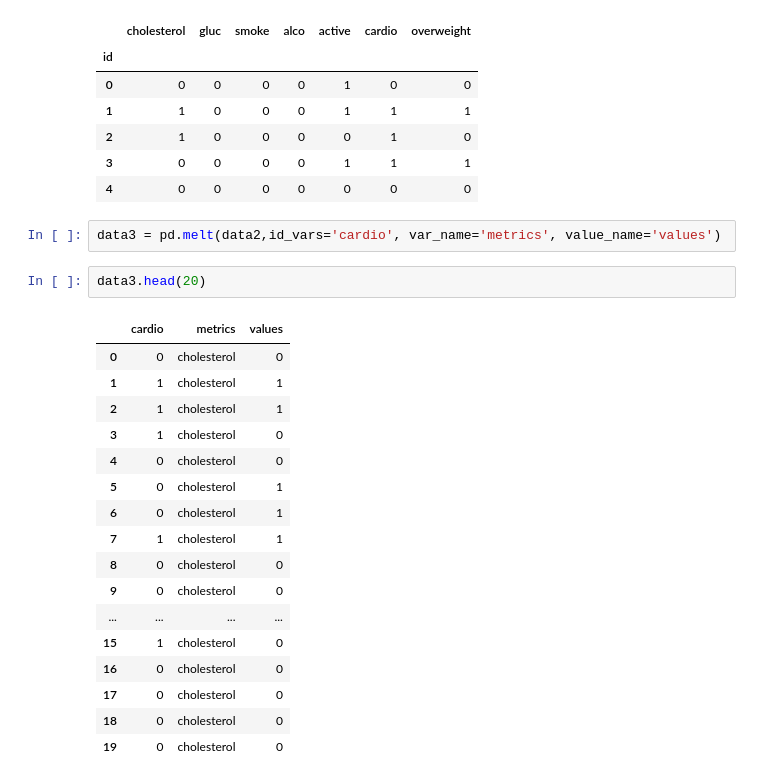
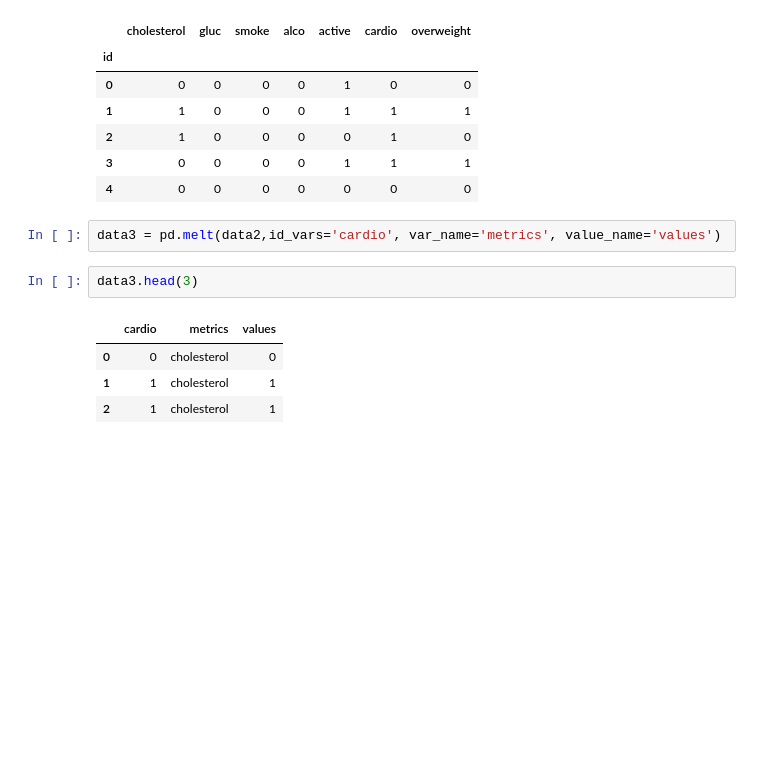
Before and after one commit to Taofiq-Bakare/FreeCodeCamp, a Jupyter notebook: medical_data_visualizer/medical_data.ipynb, the cells around one changed output. Cells and saved outputs as stored; diff of their text form; blank space fills up the shorter version.

```diff
--- a/medical_data_visualizer/medical_data.ipynb
+++ b/medical_data_visualizer/medical_data.ipynb
@@ -66,22 +53,9 @@ data2.head()
 # %%
 data3 = pd.melt(data2,id_vars='cardio', var_name='metrics', value_name='values')
 # %%
-data3.head(20)
+data3.head(3)
 # %% [output]
 |  | cardio | metrics | values |
 | 0 | 0 | cholesterol | 0 |
 | 1 | 1 | cholesterol | 1 |
 | 2 | 1 | cholesterol | 1 |
-| 3 | 1 | cholesterol | 0 |
-| 4 | 0 | cholesterol | 0 |
-| 5 | 0 | cholesterol | 1 |
-| 6 | 0 | cholesterol | 1 |
-| 7 | 1 | cholesterol | 1 |
-| 8 | 0 | cholesterol | 0 |
-| 9 | 0 | cholesterol | 0 |
-| ... | ... | ... | ... |
-| 15 | 1 | cholesterol | 0 |
-| 16 | 0 | cholesterol | 0 |
-| 17 | 0 | cholesterol | 0 |
-| 18 | 0 | cholesterol | 0 |
-| 19 | 0 | cholesterol | 0 |
```
Also changed, not shown: parts of 7 cells of this notebook.
